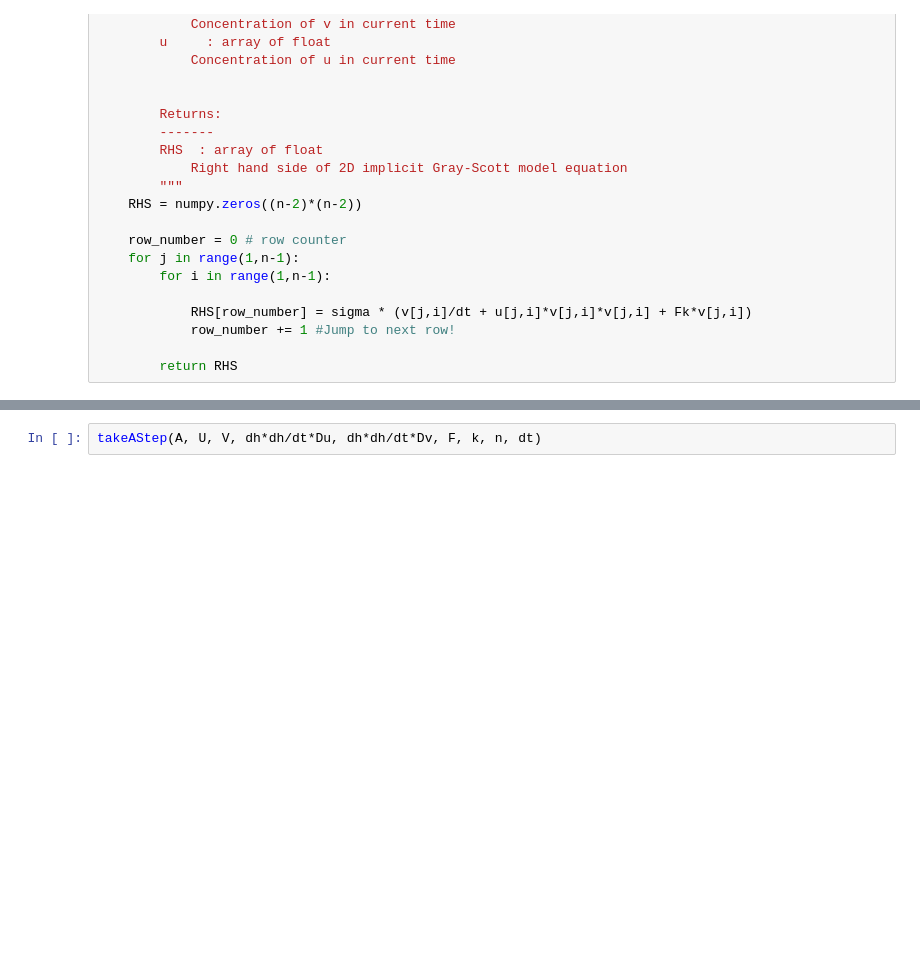
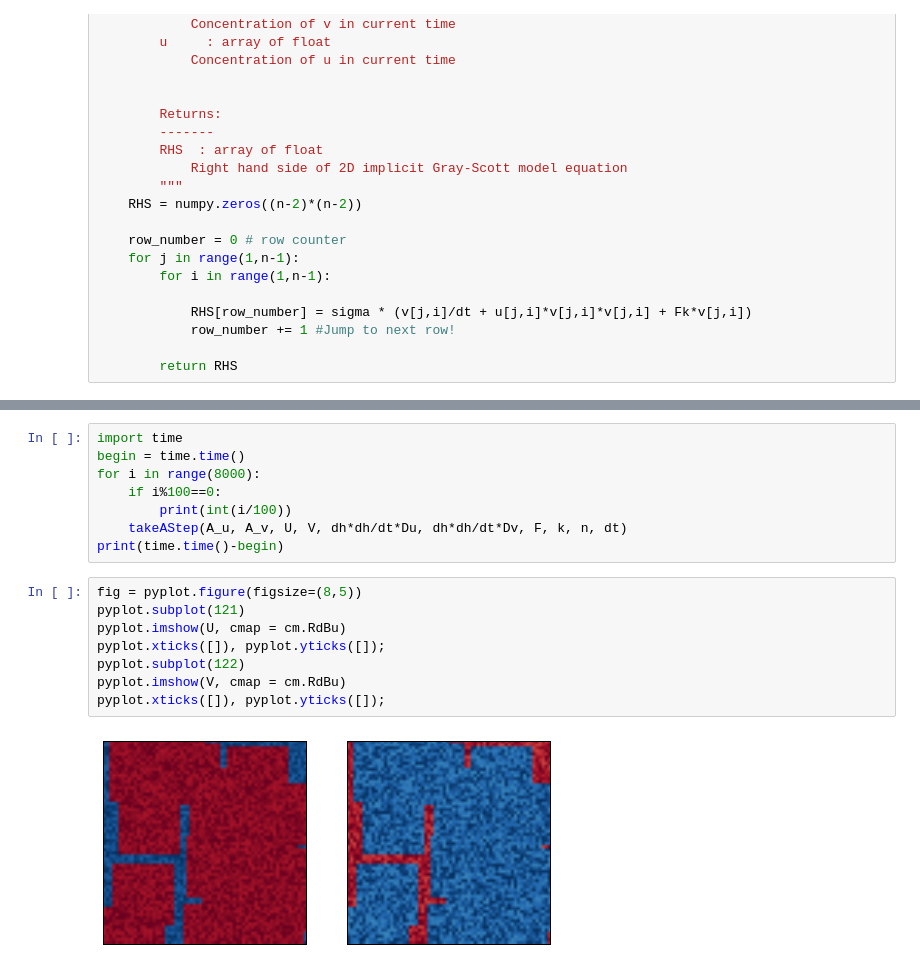
Before and after one commit to costerck/numerical-mooc, a Jupyter notebook: working/Lesson 4/Untitled.ipynb, the cells around one changed output, grey strips where cells are left out. Saved outputs shown, nothing was run; the diff lists cells and outputs as text; blank space fills up the shorter version.

```diff
--- a/working/Lesson 4/Untitled.ipynb
+++ b/working/Lesson 4/Untitled.ipynb
@@ -299,2 +306,18 @@ float64 11 52
 # %%
-takeAStep(A, U, V, dh*dh/dt*Du, dh*dh/dt*Dv, F, k, n, dt)
+import time
+begin = time.time()
+for i in range(8000):
+    if i%100==0:
+        print(int(i/100))
+    takeAStep(A_u, A_v, U, V, dh*dh/dt*Du, dh*dh/dt*Dv, F, k, n, dt)
+print(time.time()-begin)
+# %%
+fig = pyplot.figure(figsize=(8,5))
+pyplot.subplot(121)
+pyplot.imshow(U, cmap = cm.RdBu)
+pyplot.xticks([]), pyplot.yticks([]);
+pyplot.subplot(122)
+pyplot.imshow(V, cmap = cm.RdBu)
+pyplot.xticks([]), pyplot.yticks([]);
+# %% [output]
+[figure, added]
```
Also changed, not shown: parts of 8 cells of this notebook.
